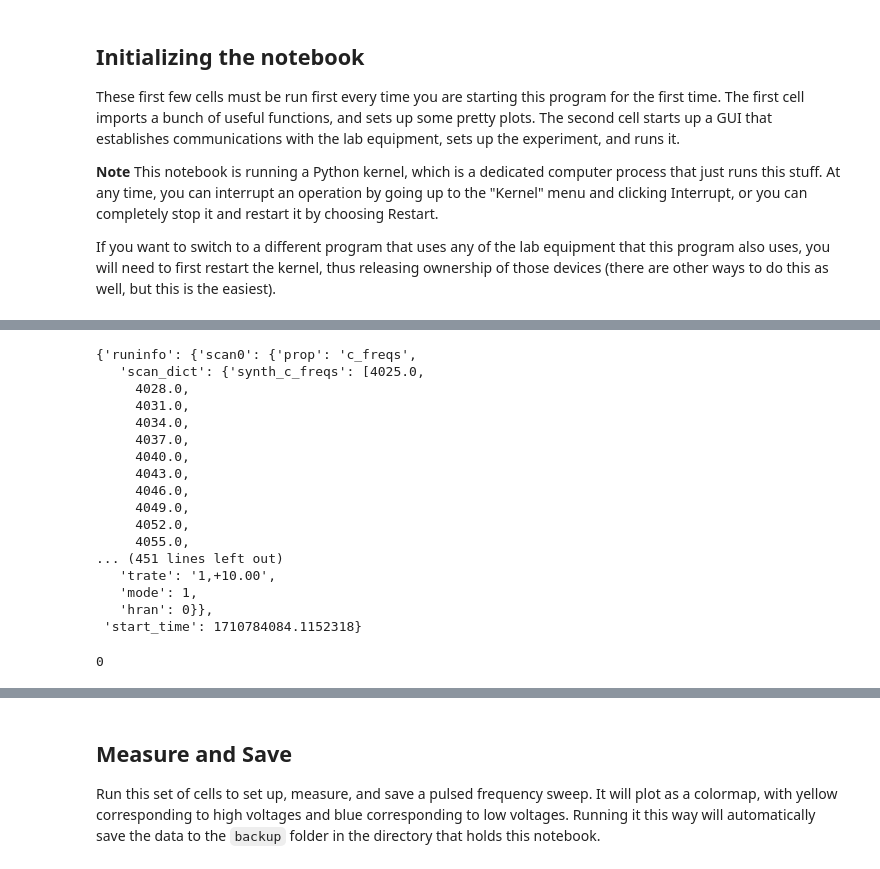
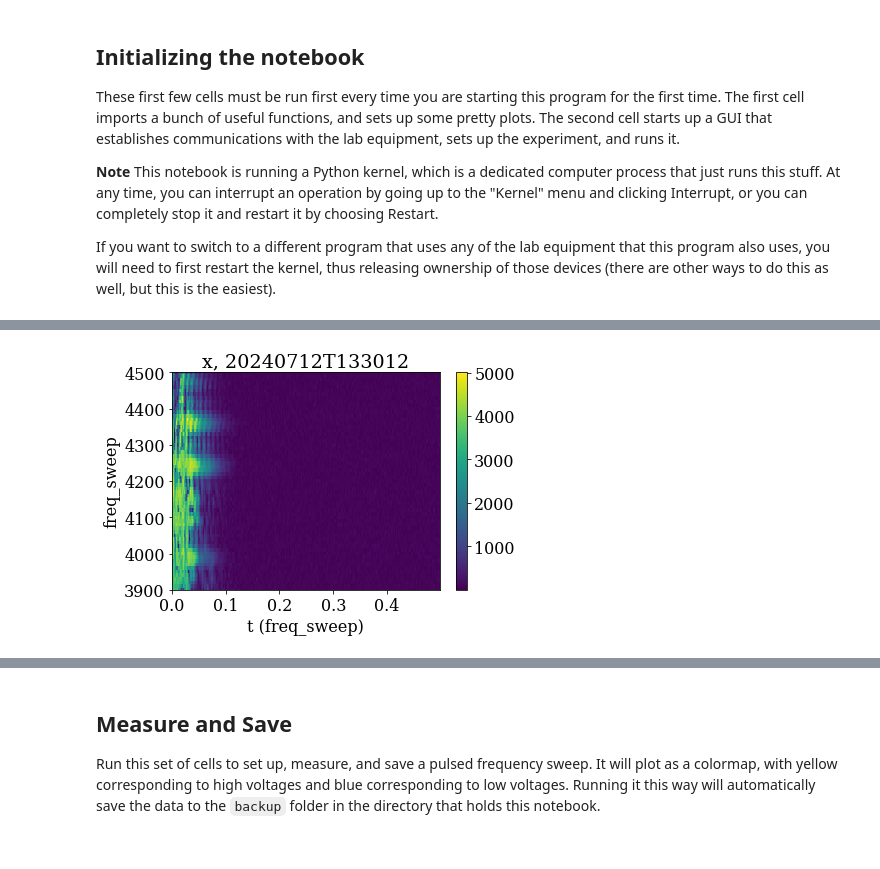
Before and after one commit to chiralhat/pyscan-esr, a Jupyter notebook: esr_notebooks/Pulsed Frequency Sweep.ipynb, the cells around one changed output, grey strips where cells are left out. Cells and saved outputs as stored; diff of their text form; code cells hidden in the pictures.

```diff
--- a/esr_notebooks/Pulsed Frequency Sweep.ipynb
+++ b/esr_notebooks/Pulsed Frequency Sweep.ipynb
@@ -67,25 +49,5 @@ test = ps.general.recursive_to_dict(sweep['expt'].__dict__)
-# %%
-test
-# %% [output]
-{'runinfo': {'scan0': {'prop': 'c_freqs',
-   'scan_dict': {'synth_c_freqs': [4025.0,
-     4028.0,
-     4031.0,
-     4034.0,
-     4037.0,
-     4040.0,
-     4043.0,
-     4046.0,
-     4049.0,
-     4052.0,
-     4055.0,
-... (451 lines left out)
-   'trate': '1,+10.00',
-   'mode': 1,
-   'hran': 0}},
- 'start_time': 1710784084.1152318}
 # %%
-ps.live_plot2D(sweep['expt'], x_name='t', y_name=parameters['y_name'], data_name='v1sub', transpose=1)
+ps.live_plot2D(sweep['expt'], x_name='t', y_name=parameters['y_name'], data_name='x', transpose=1)
 # %% [output]
-0
+[figure, added]
 # %%
```
Also changed, not shown: parts of 37 cells of this notebook, 6 other files.
